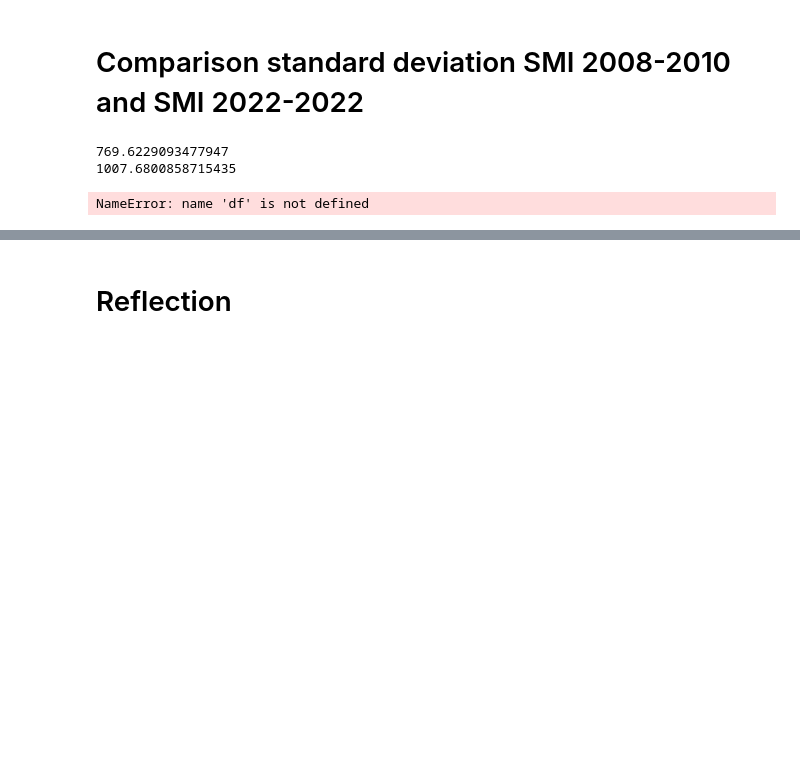
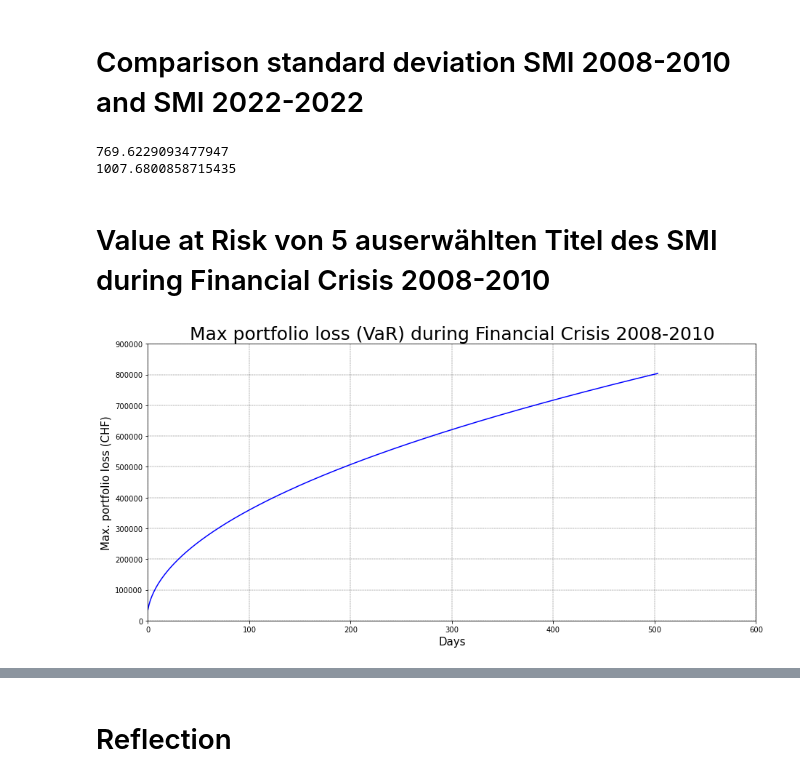
Before and after one commit to Darioschuerch/Project_MRWAM69.F2201_Marzer_Schuerch, a Jupyter notebook: Project/Project_MRWAM69.F2201_Marzer_Schuerch.ipynb, the cells around one changed output, grey strips where cells are left out. Drawn from its saved outputs; the diff is of its cells as text; code cells hidden in the pictures; blank space fills up the shorter version.

```diff
--- a/Project/Project_MRWAM69.F2201_Marzer_Schuerch.ipynb
+++ b/Project/Project_MRWAM69.F2201_Marzer_Schuerch.ipynb
@@ -127,7 +130,60 @@ print(std_SMI_19)
 # %% [output]
 769.6229093477947
 1007.6800858715435
+# %% [markdown]
+# Value at Risk von 5 auserwählten Titel des SMI during Financial Crisis 2008-2010
 # %%
-import seaborn as sns
+from pandas_datareader import data as pdr
+from scipy.stats import norm
+portfolio_08 = ["NOVN.SW", "UBSG.SW", "NESN.SW", "CSGN.SW", "ABBN.SW"]
+weights_08 = np.array([.2, .2, .2, .2, .2])
+investment_08 = 1000000
+start_08 = datetime(2008,1,1)
+end_08 = datetime(2010,12,31)
+df_08 = pdr.get_data_yahoo(portfolio_08, start_08, end_08) ["Close"]
+returns_08 = df_08.pct_change()
+
+# Generate Var-Cov matrix (Kovarianzmatrix)
+cov_matrix_08 = returns_08.cov()
+#print(cov_matrix)
+
+#calculate mean returns of the stocks
+mean_returns_08 = returns_08.mean()
+
+#calculate mean returns for the portfolio and normalize against investments weights
+mean_portfolio_08 = mean_returns_08.dot(weights_08)
+
+#Standard deviation of the portfolio
+std_portfolio_08 = np.sqrt(weights_08.T.dot(cov_matrix_08).dot(weights_08))
+
+#Mean of investment
+mean_investment_08 = (1+mean_portfolio_08) * investment_08
+
+#Standard deviation of investment
+std_investment_08 = investment_08 * std_portfolio_08
+
+#Konfidenzintervall (95%)
+conf_level_08 = 0.05
+var_cutoff_08 = norm.ppf(conf_level_08, mean_investment_08, std_investment_08) #normal cumulatice distribution
+Var_08 = investment_08 - var_cutoff_08
+#print(Var_08)
+
+
+#Calculate VaR over 2 Years
+import matplotlib.pyplot as plt
+Var_array_08= []
+days_08 = int(504)
+for x in range(1, days+1):
+    Var_array_08.append(np.round(Var_08 * np.sqrt(x), 2))
+    #print(str(x) + " day VaR @ 95% confidence: " + str(np.round(Var * np.sqrt(x), 2))) # acitvate code to see VaR over 2 years
+
+plt.figure(figsize=(15,7))
+plt.xlabel("Days", fontsize = 15)
+plt.ylabel("Max. portfolio loss (CHF)", fontsize = 15)
+plt.xlim(0,600)
+plt.ylim(0,900000)
+plt.title("Max portfolio loss (VaR) during Financial Crisis 2008-2010", fontsize = 25)
+plt.plot(Var_array_08, "b")
+plt.grid(which="major", color='k', linestyle='-.', linewidth=0.3)
 # %% [output]
-NameError: name 'df' is not defined
+[figure, added]
```
Also changed, not shown: parts of 19 cells of this notebook, 4 other files.
